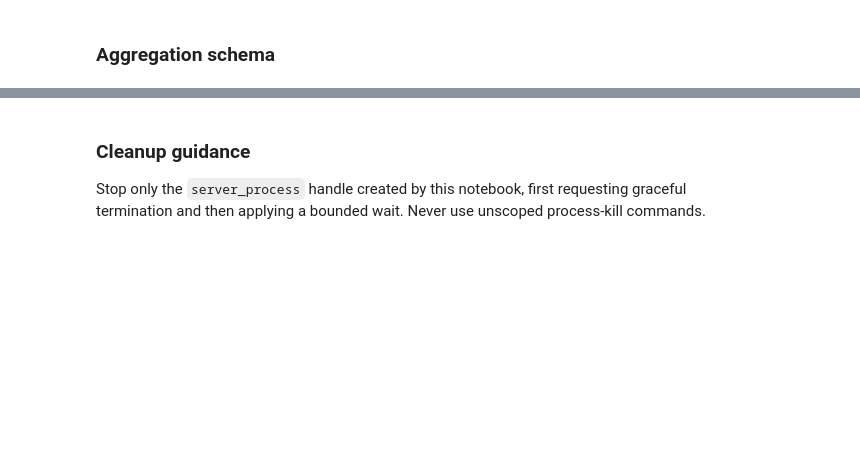
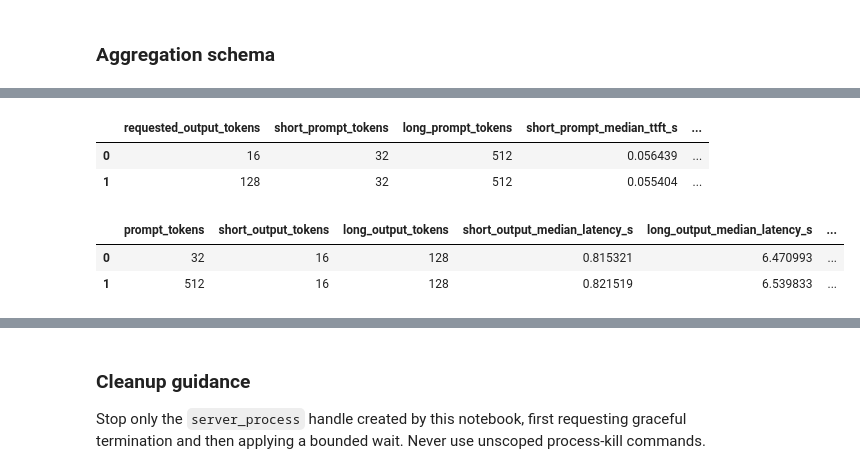
Before and after one commit to coert/dgx-spark-lab, a Jupyter notebook: experiments/01-distributed-inference/01-single-node-inference.ipynb, the cells around one changed output, grey strips where cells are left out. Drawn from its saved outputs; the diff is of its cells as text; code cells hidden in the pictures; blank space fills up the shorter version.

```diff
--- a/experiments/01-distributed-inference/01-single-node-inference.ipynb
+++ b/experiments/01-distributed-inference/01-single-node-inference.ipynb
@@ -2293,0 +2423,77 @@ aggregates
+# %%
+median_lookup = median_results.set_index(
+    [
+        "prompt_tokens",
+        "requested_output_tokens",
+    ]
+)
+
+prompt_length_effects = []
+
+short_prompt = min(PROMPT_TOKEN_COUNTS)
+long_prompt = max(PROMPT_TOKEN_COUNTS)
+
+for output_tokens in GENERATED_TOKEN_COUNTS:
+    short_ttft = median_lookup.loc[
+        (short_prompt, output_tokens),
+        "ttft_s",
+    ]
+    long_ttft = median_lookup.loc[
+        (long_prompt, output_tokens),
+        "ttft_s",
+    ]
+
+    prompt_length_effects.append(
+        {
+            "requested_output_tokens": (output_tokens),
+            "short_prompt_tokens": short_prompt,
+            "long_prompt_tokens": long_prompt,
+            "short_prompt_median_ttft_s": (short_ttft),
+            "long_prompt_median_ttft_s": (long_ttft),
+            "ttft_difference_s": (long_ttft - short_ttft),
+            "ttft_ratio": (long_ttft / short_ttft),
+        }
+    )
+
+prompt_length_effects = pd.DataFrame(prompt_length_effects)
+
+output_length_effects = []
+
+short_output = min(GENERATED_TOKEN_COUNTS)
+long_output = max(GENERATED_TOKEN_COUNTS)
+
+for prompt_tokens in PROMPT_TOKEN_COUNTS:
+    short_row = median_lookup.loc[(prompt_tokens, short_output)]
+    long_row = median_lookup.loc[(prompt_tokens, long_output)]
+
+    output_length_effects.append(
+        {
+            "prompt_tokens": prompt_tokens,
+            "short_output_tokens": short_output,
+            "long_output_tokens": long_output,
+            "short_output_median_latency_s": (short_row["latency_s"]),
+            "long_output_median_latency_s": (long_row["latency_s"]),
+            "latency_difference_s": (long_row["latency_s"] - short_row["latency_s"]),
+            "latency_ratio": (long_row["latency_s"] / short_row["latency_s"]),
+            "short_output_generation_tokens_per_s": (short_row["output_tokens_per_s"]),
+            "long_output_generation_tokens_per_s": (long_row["output_tokens_per_s"]),
+            "short_output_end_to_end_tokens_per_s": (
+                short_row["end_to_end_output_tokens_per_s"]
+            ),
+            "long_output_end_to_end_tokens_per_s": (
+                long_row["end_to_end_output_tokens_per_s"]
+            ),
+        }
+    )
+
+output_length_effects = pd.DataFrame(output_length_effects)
+
+display(prompt_length_effects)
+display(output_length_effects)
+# %% [output]
+|  | requested_output_tokens | short_prompt_tokens | long_prompt_tokens | short_prompt_median_ttft_s | ... |
+| 0 | 16 | 32 | 512 | 0.056439 | ... |
+| 1 | 128 | 32 | 512 | 0.055404 | ... |
+|  | prompt_tokens | short_output_tokens | long_output_tokens | short_output_median_latency_s | long_output_median_latency_s | ... |
+| 0 | 32 | 16 | 128 | 0.815321 | 6.470993 | ... |
+| 1 | 512 | 16 | 128 | 0.821519 | 6.539833 | ... |
```
Also changed, not shown: parts of 4 cells of this notebook.
